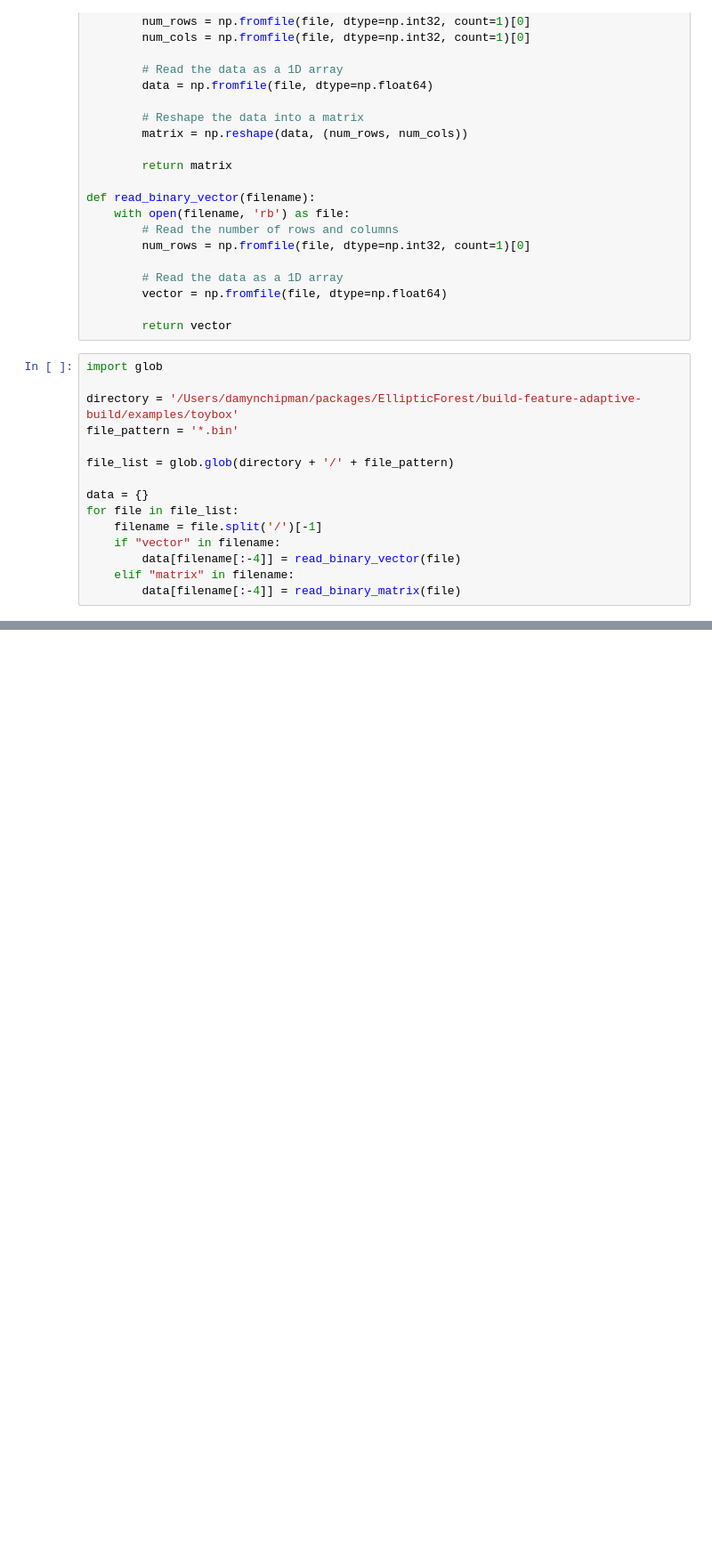
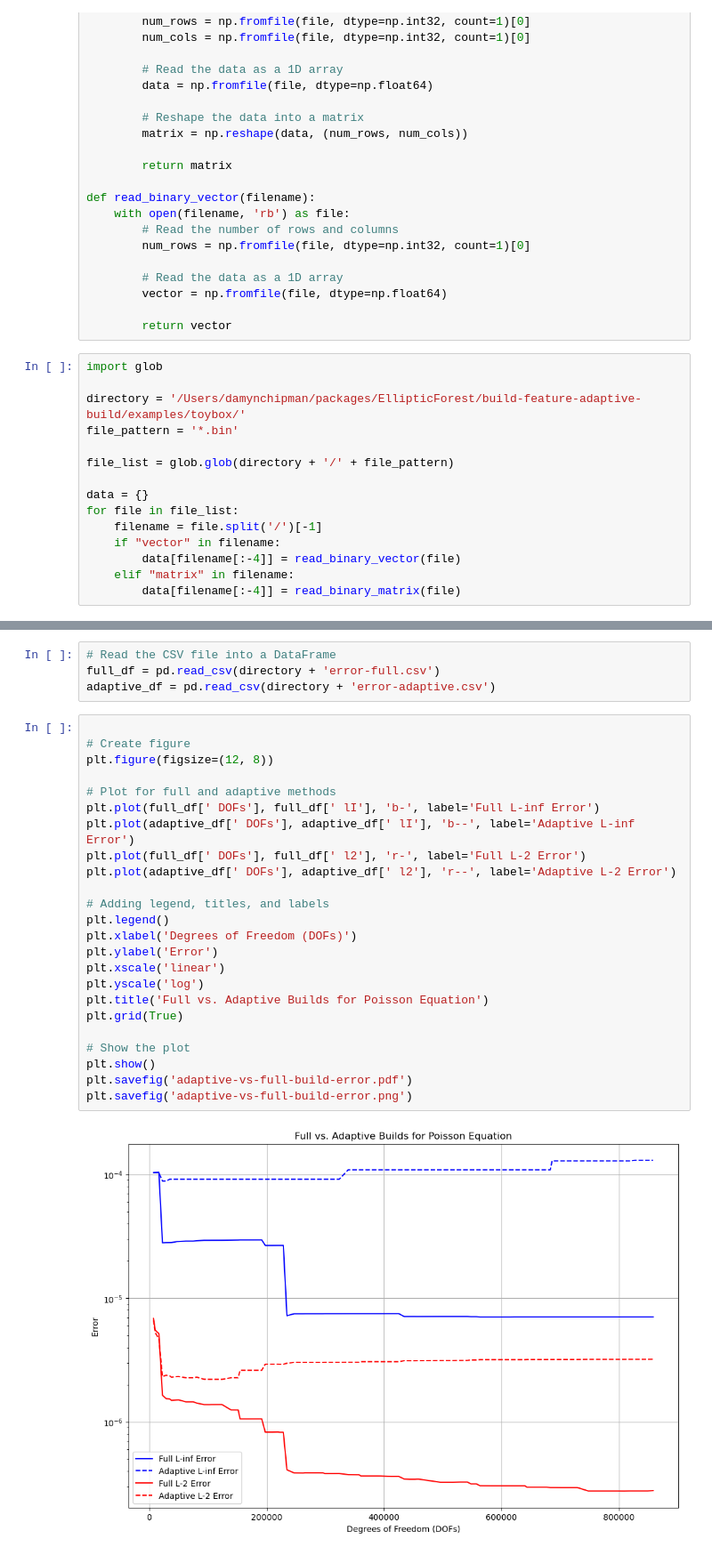
Before and after one commit to DamynChipman/EllipticForest, a Jupyter notebook: examples/toybox/toybox.ipynb, the cells around one changed output, grey strips where cells are left out. Shown at 89% size. Saved outputs shown, nothing was run; the diff lists cells and outputs as text; blank space fills up the shorter version.

Commit message:
WIP: Acheived 2nd order convergence w/ adaptive build; working on optimization.

```diff
--- a/examples/toybox/toybox.ipynb
+++ b/examples/toybox/toybox.ipynb
@@ -30,7 +33,7 @@ def read_binary_vector(filename):
 # %%
 import glob
 
-directory = '/Users/damynchipman/packages/EllipticForest/build-feature-adaptive-build/examples/toybox'
+directory = '/Users/damynchipman/packages/EllipticForest/build-feature-adaptive-build/examples/toybox/'
 file_pattern = '*.bin'
 
 file_list = glob.glob(directory + '/' + file_pattern)
@@ -53,0 +91,30 @@ np.max(data['step-' + left_step + '-p' + left_patch + '-' + operator] - data['st
+# %%
+# Read the CSV file into a DataFrame
+full_df = pd.read_csv(directory + 'error-full.csv')
+adaptive_df = pd.read_csv(directory + 'error-adaptive.csv')
+# %%
+
+# Create figure
+plt.figure(figsize=(12, 8))
+
+# Plot for full and adaptive methods
+plt.plot(full_df[' DOFs'], full_df[' lI'], 'b-', label='Full L-inf Error')
+plt.plot(adaptive_df[' DOFs'], adaptive_df[' lI'], 'b--', label='Adaptive L-inf Error')
+plt.plot(full_df[' DOFs'], full_df[' l2'], 'r-', label='Full L-2 Error')
+plt.plot(adaptive_df[' DOFs'], adaptive_df[' l2'], 'r--', label='Adaptive L-2 Error')
+
+# Adding legend, titles, and labels
+plt.legend()
+plt.xlabel('Degrees of Freedom (DOFs)')
+plt.ylabel('Error')
+plt.xscale('linear')
+plt.yscale('log')
+plt.title('Full vs. Adaptive Builds for Poisson Equation')
+plt.grid(True)
+
+# Show the plot
+plt.show()
+plt.savefig('adaptive-vs-full-build-error.pdf')
+plt.savefig('adaptive-vs-full-build-error.png')
+# %% [output]
+[figure, added]
```
Also changed, not shown: parts of 4 cells of this notebook, 4 other files.
